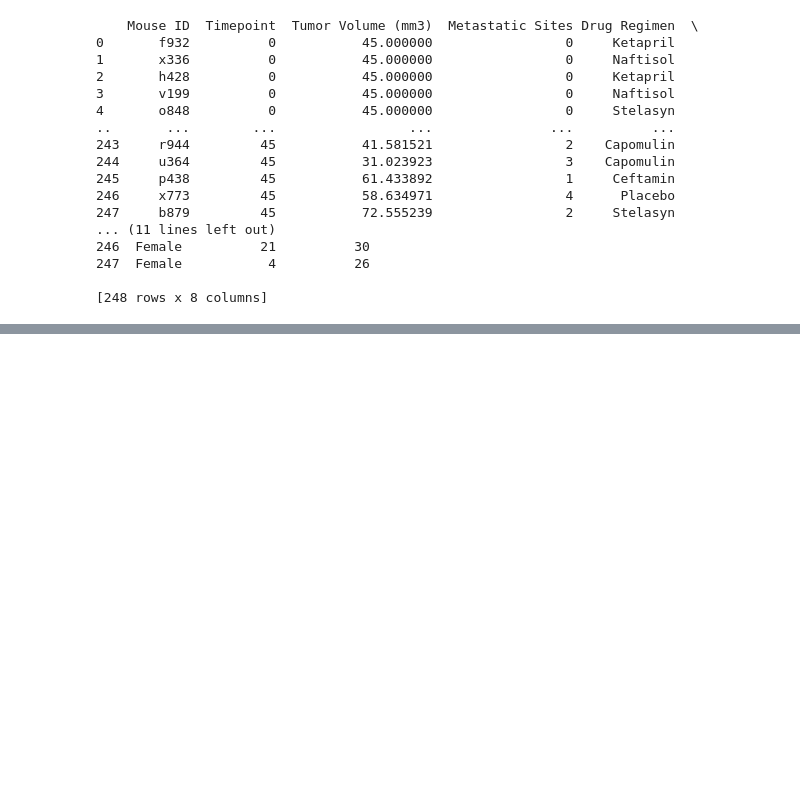
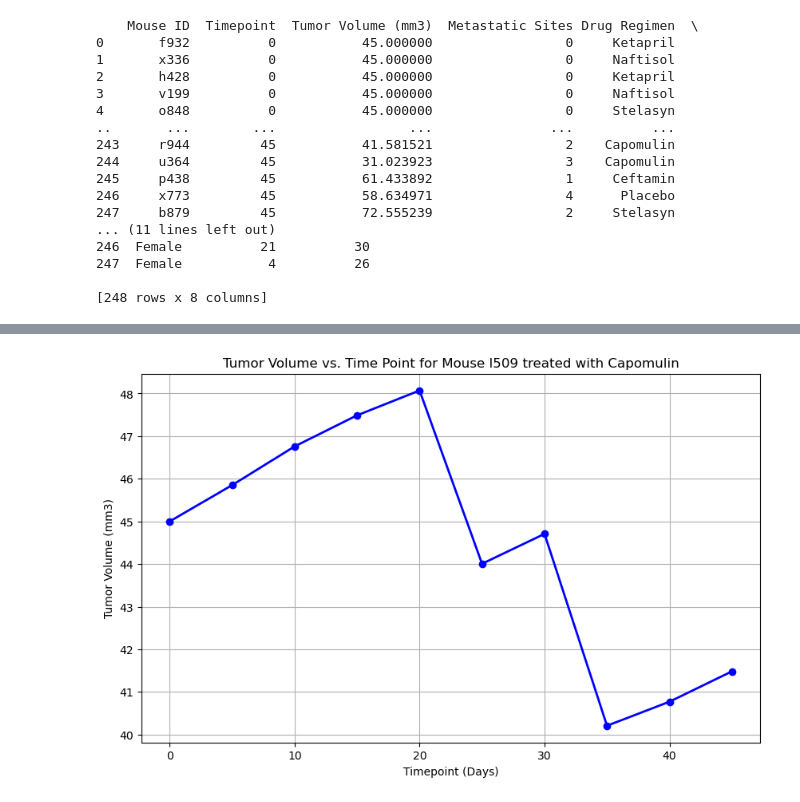
Before and after one commit to ljom412/matplotlib-challenge, a Jupyter notebook: main.ipynb, the cells around one changed output, grey strips where cells are left out. Cells and saved outputs as stored; diff of their text form; code cells hidden in the pictures; blank space fills up the shorter version.

```diff
--- a/main.ipynb
+++ b/main.ipynb
@@ -227,0 +280,25 @@ Tumor Volume Data: []
+# %%
+# Generate a line plot of tumor volume vs. time point for a single mouse treated with Capomulin
+
+# Filter data for a single mouse treated with Capomulin
+mouse_id = "l509"
+mouse_data = clean_df[(clean_df['Drug Regimen'] == 'Capomulin') & (clean_df['Mouse ID'] == mouse_id)]
+
+# Extract time points and tumor volume data
+time_points = mouse_data['Timepoint']
+tumor_volume = mouse_data['Tumor Volume (mm3)']
+
+# Create a line plot
+plt.figure(figsize=(10, 6))
+plt.plot(time_points, tumor_volume, marker='o', color='b', linestyle='-', linewidth=2)
+
+# Add labels and title
+plt.xlabel('Timepoint (Days)')
+plt.ylabel('Tumor Volume (mm3)')
+plt.title(f'Tumor Volume vs. Time Point for Mouse {mouse_id} treated with Capomulin')
+
+# Show the plot
+plt.grid(True)
+plt.show()
+# %% [output]
+[figure, added]
```
Also changed, not shown: parts of 5 cells of this notebook.
